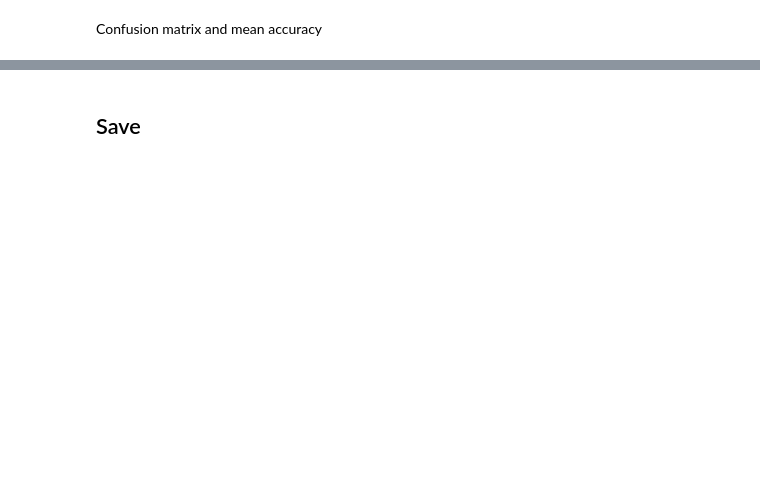
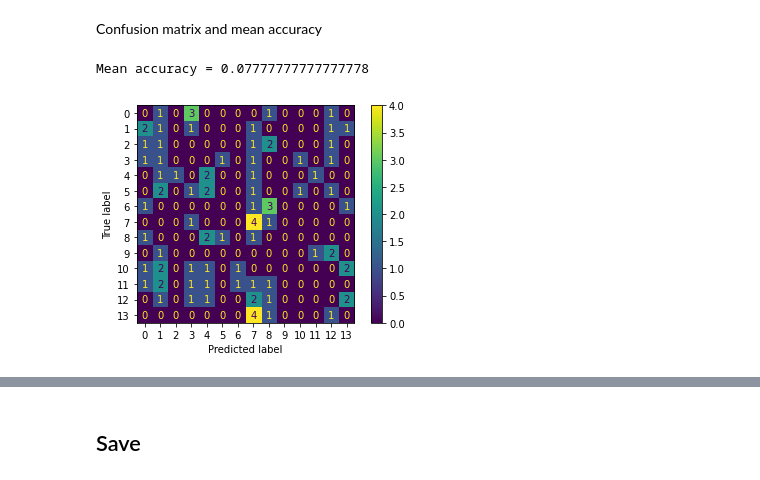
Before and after one commit to ReveRoyl/MT_ML_Decoding, a Jupyter notebook: CNN/ASRCNet.ipynb, the cells around one changed output, grey strips where cells are left out. Saved outputs shown, nothing was run; the diff lists cells and outputs as text; code cells hidden in the pictures; blank space fills up the shorter version.

```diff
--- a/CNN/ASRCNet.ipynb
+++ b/CNN/ASRCNet.ipynb
@@ -49,8 +74,8 @@ print(device)
 ## Load
 # %%
 Split = 0.90
-X_train, y_train = load_MEG_dataset([str(i).zfill(3) for i in range(1,2)], mode = 'concatenate', output_format='numpy',shuffle = False, training=True, train_test_split=Split, batch_size=500)#, pca_n_components =30)
-X_test, y_test = load_MEG_dataset([str(i).zfill(3) for i in range(1,2)], mode = 'concatenate', output_format='numpy',shuffle = False, training=False, train_test_split=Split, batch_size=500)#, pca_n_components =30)
+X_train, y_train = load_MEG_dataset([str(i).zfill(3) for i in range(2,3)], mode = 'concatenate', output_format='numpy',shuffle = False, training=True, train_test_split=Split, batch_size=500)#, pca_n_components =30)
+X_test, y_test = load_MEG_dataset([str(i).zfill(3) for i in range(2,3)], mode = 'concatenate', output_format='numpy',shuffle = False, training=False, train_test_split=Split, batch_size=500)#, pca_n_components =30)
 
 X_train, X_test = (X_train-X_train.mean())/X_train.std(), (X_test-X_test.mean())/X_test.std()
 
@@ -248,3 +392,4 @@ class ASRCNet(nn.Module):
 # %%
-rpsmnet = ASRCNet(30).cuda()
-print(rpsmnet)
+model = ASRCNet(30).cuda()
+# model =CNN().cuda()
+print(model)
@@ -279,34 +442,36 @@ summary_writer = SummaryWriter(f'./models/test')
 # valid_loss = []
 running_loss = 0
 door_for_test = 1
-rpsmnet.train()
+model.train()
 for epoch in range(num_epochs):  # loop over the dataset multiple times
     t_loss = 0
     train_loss = []
     for i, data in enumerate(train_loader, 0):
 #         get the inputs; data is a list of [inputs, labels]
         inputs, labels, bp = data #, bp
+        # inputs = inputs.squeeze(1)
         # print(inputs.shape)
         inputs, labels, bp = inputs.to(device), labels.type(torch.LongTensor).to(device), bp.to(device)# , bp  , bp.to(device)
         # zero the parameter gradients
         optimizer.zero_grad()
         # forward + backward + optimize
-        outputs = rpsmnet(inputs,bp)
+        outputs = model(inputs,bp)
         # print(outputs)
         with torch.autocast('cuda'):
         # loss = criterion(outputs, torch.tensor(labels).cuda())
             loss = criterion(outputs, labels)
 #         l2_lambda = 0.001
 #         l2_reg = torch.tensor(0.).cuda()
-#         for param in rpsmnet.parameters():
+#         for param in model.parameters():
 #             l2_reg += torch.norm(param)
 #         loss += l2_lambda * l2_reg
 
         # l1_lambda = 0.001
-        # l1_norm = sum(torch.linalg.norm(p, 1) for p in rpsmnet.parameters())
+        # l1_norm = sum(torch.linalg.norm(p, 1) for p in model.parameters())
         # # l2_norm = sum(torch.linalg.norm(p, 2) for p in model.parameters())
         # loss = loss + l1_lambda * l1_norm
         loss.backward()
+        nn.utils.clip_grad_norm_(model.parameters(), max_norm=2.0, norm_type=2, error_if_nonfinite=True)
         optimizer.step()
         t_loss += loss.item()
         # print(t_loss)
@@ -320,7 +485,7 @@ for epoch in range(num_epochs):  # loop over the dataset multiple times
 
     if door_for_test == 1:
         if epoch % 1 == 0:
-            # rpsmnet.eval()
+            # model.eval()
             valid_loss = []
             acc = []
             va_loss = 0
@@ -328,8 +493,9 @@ for epoch in range(num_epochs):  # loop over the dataset multiple times
                 i_list = []
                 i_list.append(i)
                 val_x, val_y, bp = data #, bp
+                # val_x = val_x.squeeze(1)
                 val_x, val_y, bp = val_x.to(device), val_y.type(torch.LongTensor).to(device), bp.to(device)#, bp.to(device) #, bp
-                Testoutput = rpsmnet(val_x, bp)# , bp
+                Testoutput = model(val_x, bp)# , bp
                 # v_loss = criterion(Testoutput, val_y, torch.Tensor(Testoutput.size(0)).cuda().fill_(1.0))
                 v_loss = criterion(Testoutput, val_y) #loss
                 va_loss += v_loss.item()
@@ -341,16 +507,16 @@ for epoch in range(num_epochs):  # loop over the dataset multiple times
                 mean_accuracy = accuracy_score(labels[labels != 99], predicted[predicted != 99])
                 acc.append(np.mean(mean_accuracy))
             print(CGREEN+f'[{epoch + 1}, {i + 1}] valid_loss: {valid_loss[-1]} Acc: {acc[-1]}'+CGREEN)
-            # rpsmnet.train()
+            # model.train()
         summary_writer.add_scalar('valid_loss', valid_loss[-1], epoch)
-#     scheduler.step(acc[-1])
+    # scheduler.step(acc[-1])
 
   # if epoch % 1 == 0:
   #   GETcorrectnumber(train_loader,CYELLOW)
   #   GETcorrectnumber(test_loader,CBLUE)
   # aoemnet.train()
     early_stopping = EarlyStopping(patience=10, verbose=True)
-    early_stopping(valid_loss[-1], rpsmnet)
+    early_stopping(valid_loss[-1], model)
 
     if early_stopping.early_stop:
         print("Early stopping!")
@@ -378,31 +581,35 @@ Confusion matrix and mean accuracy
 # %%
 from sklearn.metrics import confusion_matrix, accuracy_score, ConfusionMatrixDisplay
 confusion_matrix_test_loader = Data.DataLoader(test, batch_size = 90, shuffle = False)
 with torch.no_grad():
     list_mean_accuracy = []
     for i, data in enumerate(confusion_matrix_test_loader, 0):
         inputs, labels, bp = data
+        # inputs = inputs.squeeze(1)
         inputs, labels, bp = inputs.to(device), labels.type(torch.LongTensor).to(device), bp.to(device)
         # inputs, labels = data
         # inputs, labels = inputs.to(device), labels.type(torch.LongTensor).to(device)
-        outputs = rpsmnet(inputs, bp)
-        # outputs = rpsmnet(inputs)
+        outputs = model(inputs, bp)
+        # outputs = model(inputs)
 #         optimizer.step()
         _, predicted = torch.max(outputs,1)
         # predicted = torch.max(outputs)
         labels = labels.cpu()
         predicted = predicted.cpu()
         labels = labels.numpy()
         predicted = predicted.numpy()
         # mean_conf_mat = confusion_matrix(labels, predicted)
         # mean_accuracy = accuracy_score(labels[labels != 99], predicted[predicted != 99])
         # mean_conf_mat = mean_conf_mat.astype('float') / mean_conf_mat.sum(axis=1)  # normalise
         mean_conf_mat = confusion_matrix(labels, predicted)
         mean_accuracy = accuracy_score(labels[labels != 99], predicted[predicted != 99])
         mean_conf_mat = mean_conf_mat.astype('float') / mean_conf_mat.sum(axis=1)
         list_mean_accuracy.append(mean_accuracy)
         print("Mean accuracy = {0}".format(mean_accuracy))
         ConfusionMatrixDisplay.from_predictions(labels, predicted)
         # plt.savefig('/content/drive/MyDrive/MT_ML_Decoding/Aversive_state_reactivation/notebooks/templates/save_folder/fig-{}.png'.format(session_id), dpi=600)
         plt.show()
+# %% [output]
+Mean accuracy = 0.07777777777777778
+[figure, added]
 # %%
```
Also changed, not shown: parts of 20 cells of this notebook, 3 other files.
